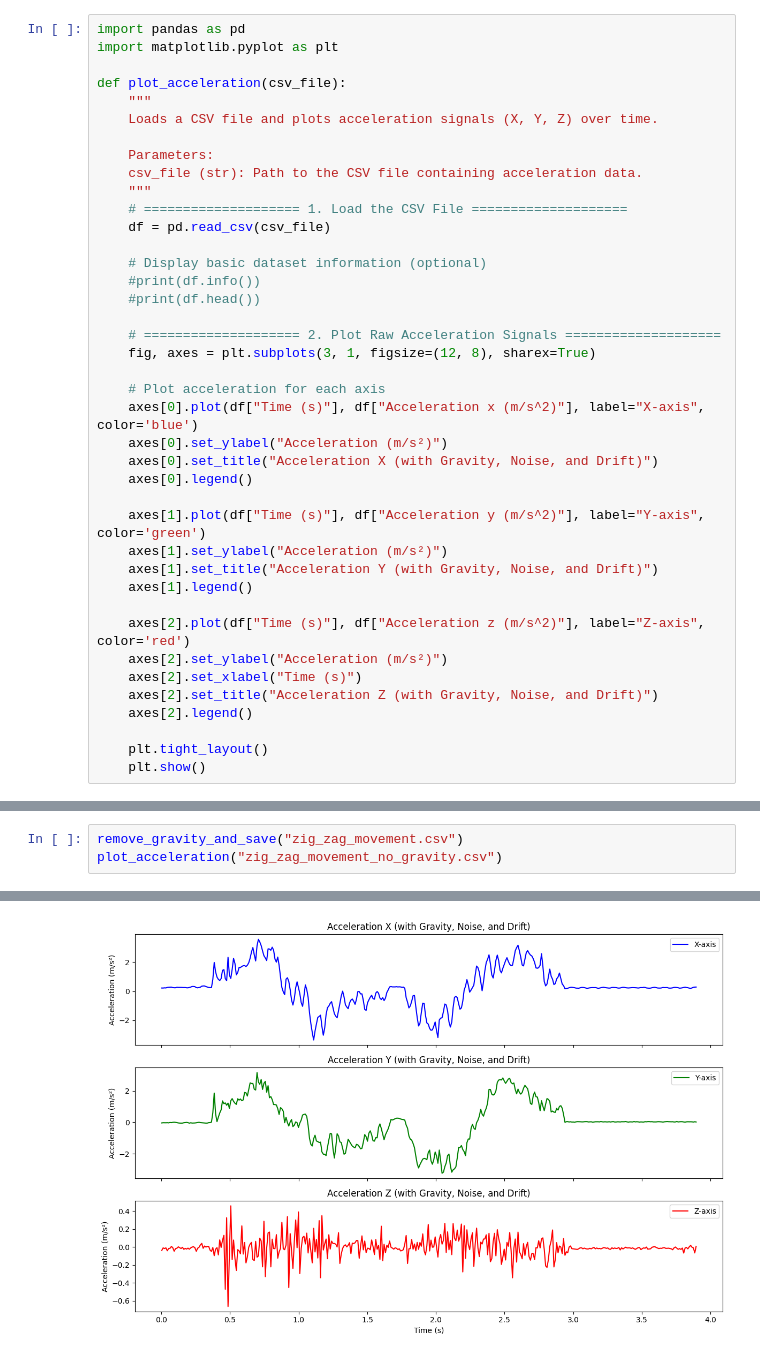
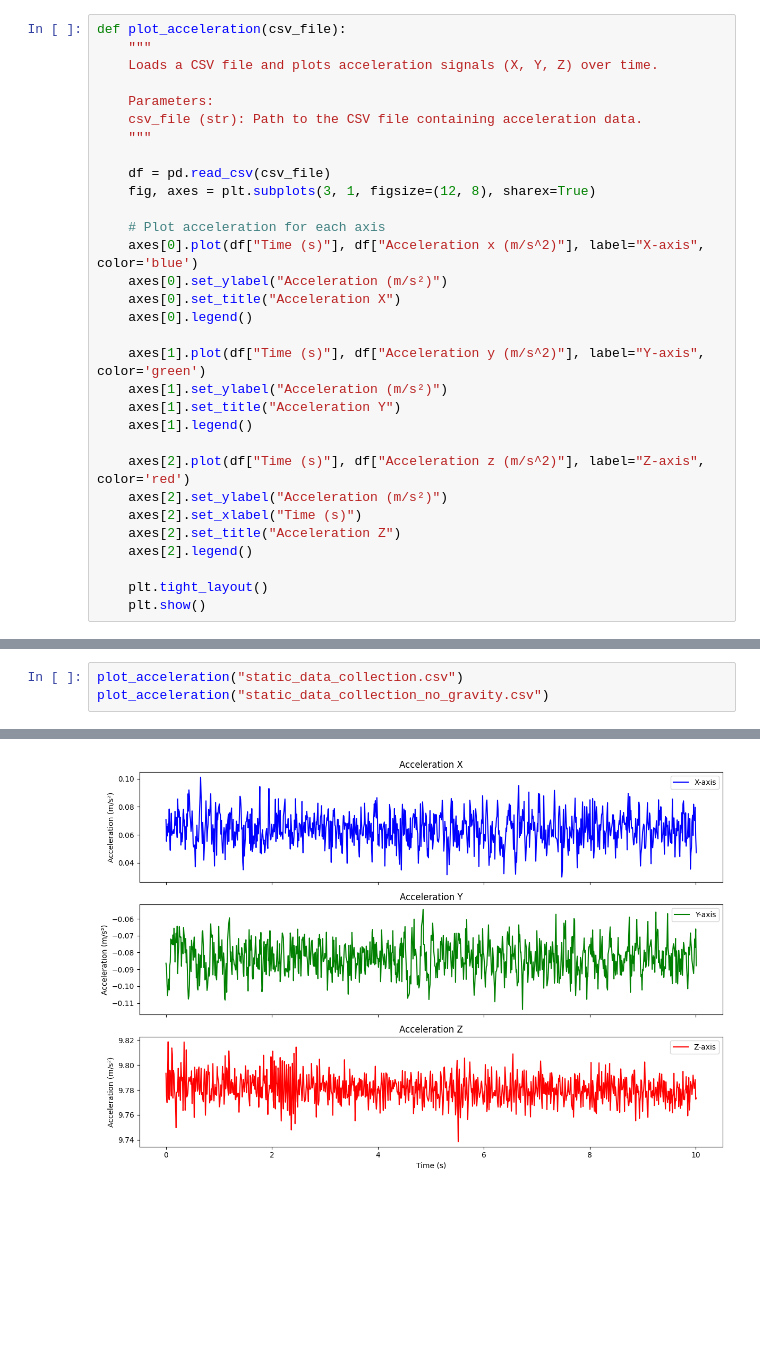
Before and after one commit to AlbrechtMaximilian/dsvs-praktikum, a Jupyter notebook: task_b.ipynb, the cells around one changed output, grey strips where cells are left out. Cells and saved outputs as stored; diff of their text form; blank space fills up the shorter version.

```diff
--- a/task_b.ipynb
+++ b/task_b.ipynb
@@ -3,7 +1,4 @@ from signal_generator import plot_trajectory
 # %%
-import pandas as pd
-import matplotlib.pyplot as plt
-
 def plot_acceleration(csv_file):
     """
     Loads a CSV file and plots acceleration signals (X, Y, Z) over time.
@@ -11,31 +6,25 @@ def plot_acceleration(csv_file):
     Parameters:
     csv_file (str): Path to the CSV file containing acceleration data.
     """
-    # ==================== 1. Load the CSV File ====================
+
     df = pd.read_csv(csv_file)
-
-    # Display basic dataset information (optional)
-    #print(df.info())
-    #print(df.head())
-
-    # ==================== 2. Plot Raw Acceleration Signals ====================
     fig, axes = plt.subplots(3, 1, figsize=(12, 8), sharex=True)
 
     # Plot acceleration for each axis
     axes[0].plot(df["Time (s)"], df["Acceleration x (m/s^2)"], label="X-axis", color='blue')
     axes[0].set_ylabel("Acceleration (m/s²)")
-    axes[0].set_title("Acceleration X (with Gravity, Noise, and Drift)")
+    axes[0].set_title("Acceleration X")
     axes[0].legend()
 
     axes[1].plot(df["Time (s)"], df["Acceleration y (m/s^2)"], label="Y-axis", color='green')
     axes[1].set_ylabel("Acceleration (m/s²)")
-    axes[1].set_title("Acceleration Y (with Gravity, Noise, and Drift)")
+    axes[1].set_title("Acceleration Y")
     axes[1].legend()
 
     axes[2].plot(df["Time (s)"], df["Acceleration z (m/s^2)"], label="Z-axis", color='red')
     axes[2].set_ylabel("Acceleration (m/s²)")
     axes[2].set_xlabel("Time (s)")
-    axes[2].set_title("Acceleration Z (with Gravity, Noise, and Drift)")
+    axes[2].set_title("Acceleration Z")
     axes[2].legend()
 
     plt.tight_layout()
@@ -83,5 +71,5 @@ def remove_gravity_and_save(csv_file):
     return new_filename
 # %%
-remove_gravity_and_save("zig_zag_movement.csv")
-plot_acceleration("zig_zag_movement_no_gravity.csv")
+plot_acceleration("static_data_collection.csv")
+plot_acceleration("static_data_collection_no_gravity.csv")
 # %% [output]
@@ -89 +76 @@ plot_acceleration("zig_zag_movement_no_gravity.csv")
-[figure, old version]
+[figure, new version]
```
Also changed, not shown: parts of 11 cells of this notebook, 3 other files.
